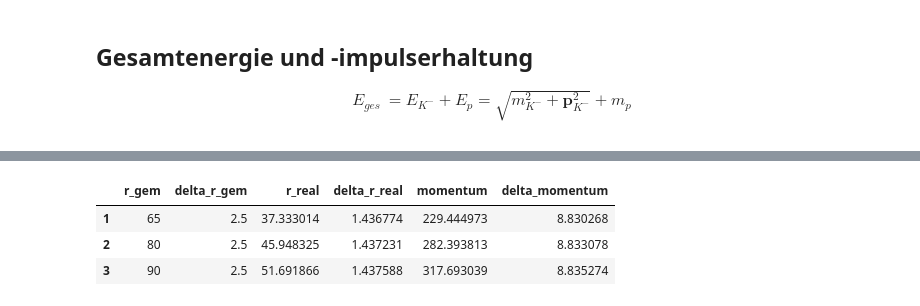
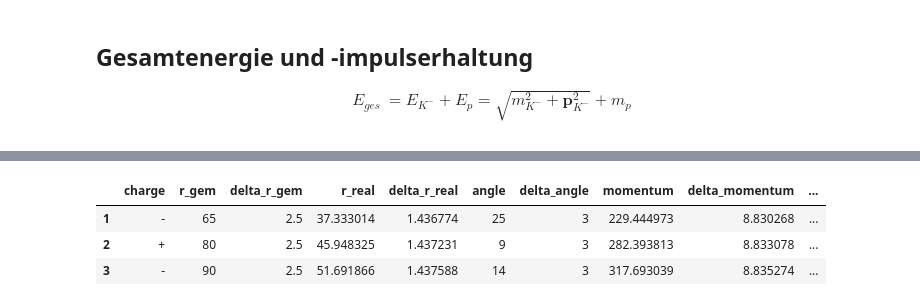
Before and after one commit to WackAlley/worksheet, a Jupyter notebook: labcourse21/calcsheet.ipynb, the cells around one changed output, grey strips where cells are left out. Saved outputs shown, nothing was run; the diff lists cells and outputs as text; code cells hidden in the pictures.

```diff
--- a/labcourse21/calcsheet.ipynb
+++ b/labcourse21/calcsheet.ipynb
@@ -71,7 +70,7 @@ def delta_momentum(delta_r_real):
 
 # Alles in einem
 dfs = [] # Gesamtdataframe für alle Topologien
-def parameterset(r_gem, delta_r_gem):
+def parameterset(r_gem, delta_r_gem, charge, bubble, delta_bubble, angle):
 
     # ic(r_real(r_gem))
     # ic(delta_r_real(r_gem, delta_r_gem))
@@ -90,12 +89,17 @@ def parameterset(r_gem, delta_r_gem):
     delta_momentum_values = delta_momentum(delta_r_real_values)
 
     df = pd.DataFrame({
+        "charge": charge,
         "r_gem": r_gem_array,
         "delta_r_gem": delta_r_gem_array,
         "r_real": r_real_values,
         "delta_r_real": delta_r_real_values,
+        "angle": angle,
+        "delta_angle": 3,
         "momentum": momentum_values,
-        "delta_momentum": delta_momentum_values
+        "delta_momentum": delta_momentum_values,
+        "rho" : bubble,
+        "delta_rho": delta_bubble
     }, index=np.arange(1, len(r_gem_array) + 1))
 
     dfs.append(df)
@@ -184,21 +226,42 @@ df1
 # %%
 # Folie 223
 r_gem1 = 65
 delta_r_gem1 = 2.5
 theta_1 = -25 # possibly 360 - 25 = 335
+charge_1 = "-"
+bubble_1 = "NaN"
+delta_bubble_1 = "NaN"
+angle_1 = 25
 
 r_gem2 = 80
 delta_r_gem2 = 2.5
 theta_2 = 9
+charge_2 = "+"
+bubble_2 = "NaN"
+delta_bubble_2 = "NaN"
+angle_2 = 9
 
 r_gem3 = 90
 delta_r_gem3 = 2.5
 theta_3 = 14
+charge_3 = "-"
+bubble_3 = "NaN"
+delta_bubble_3 = "NaN"
+angle_3 = 14
 
-df2 = parameterset(np.array([r_gem1,r_gem2,r_gem3]),np.array([delta_r_gem1,delta_r_gem2,delta_r_gem3,]))[4]
+# ----------------------------------------------------------------
+
+r_gem = np.array([r_gem1,r_gem2,r_gem3])
+delta_r_gem = np.array([delta_r_gem1,delta_r_gem2,delta_r_gem3,])
+charge = [charge_1, charge_2, charge_3]
+bubble = [bubble_1, bubble_2, bubble_3]
+delta_bubble = [delta_bubble_1, delta_bubble_2, delta_bubble_3]
+angle = [angle_1, angle_2, angle_3]
+
+df2 = parameterset(r_gem,delta_r_gem, charge, bubble, delta_bubble, angle)[4]
 df2
 # %% [output]
-|  | r_gem | delta_r_gem | r_real | delta_r_real | momentum | delta_momentum |
-| 1 | 65 | 2.5 | 37.333014 | 1.436774 | 229.444973 | 8.830268 |
-| 2 | 80 | 2.5 | 45.948325 | 1.437231 | 282.393813 | 8.833078 |
-| 3 | 90 | 2.5 | 51.691866 | 1.437588 | 317.693039 | 8.835274 |
+|  | charge | r_gem | delta_r_gem | r_real | delta_r_real | angle | delta_angle | momentum | delta_momentum | ... |
+| 1 | - | 65 | 2.5 | 37.333014 | 1.436774 | 25 | 3 | 229.444973 | 8.830268 | ... |
+| 2 | + | 80 | 2.5 | 45.948325 | 1.437231 | 9 | 3 | 282.393813 | 8.833078 | ... |
+| 3 | - | 90 | 2.5 | 51.691866 | 1.437588 | 14 | 3 | 317.693039 | 8.835274 | ... |
```
Also changed, not shown: parts of 24 cells of this notebook, 4 other files.
